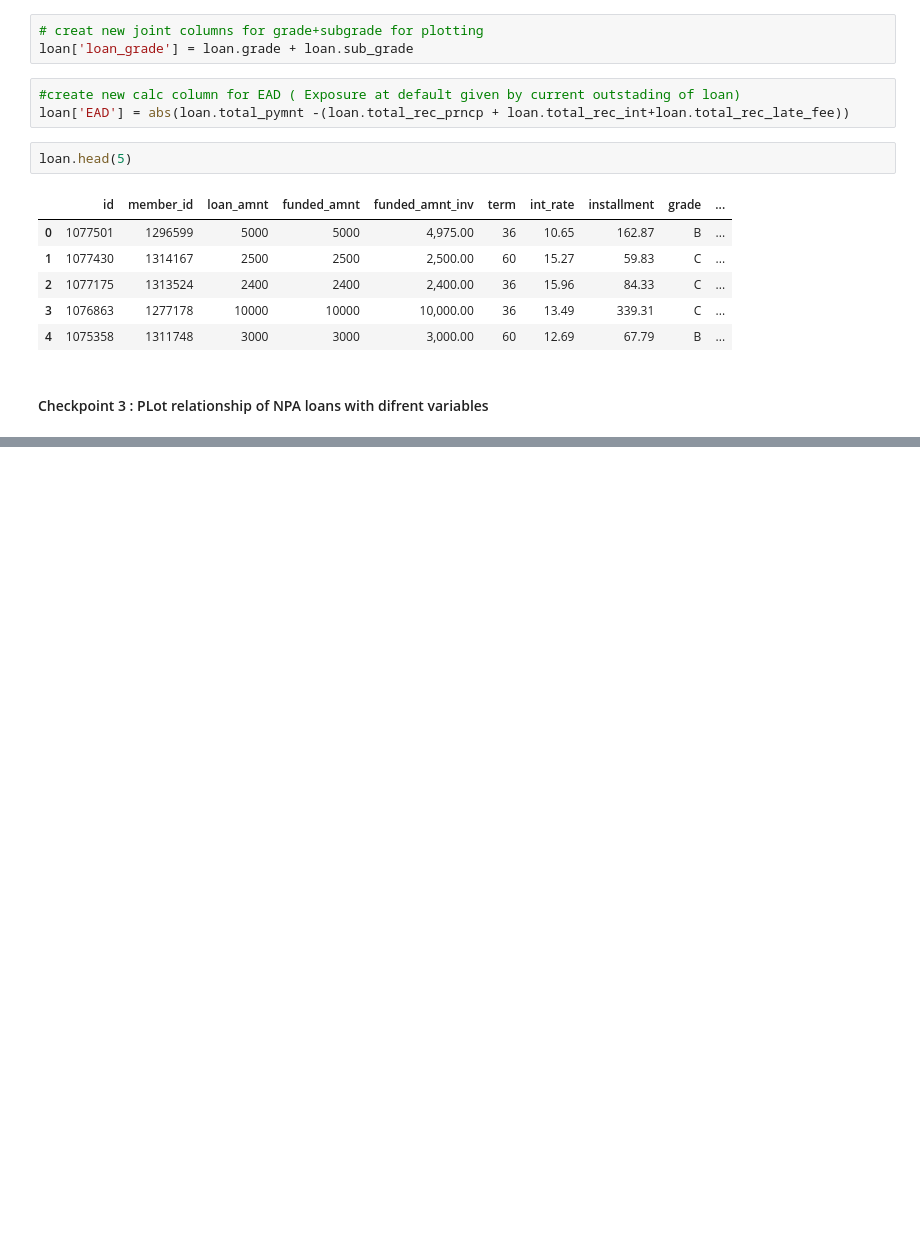
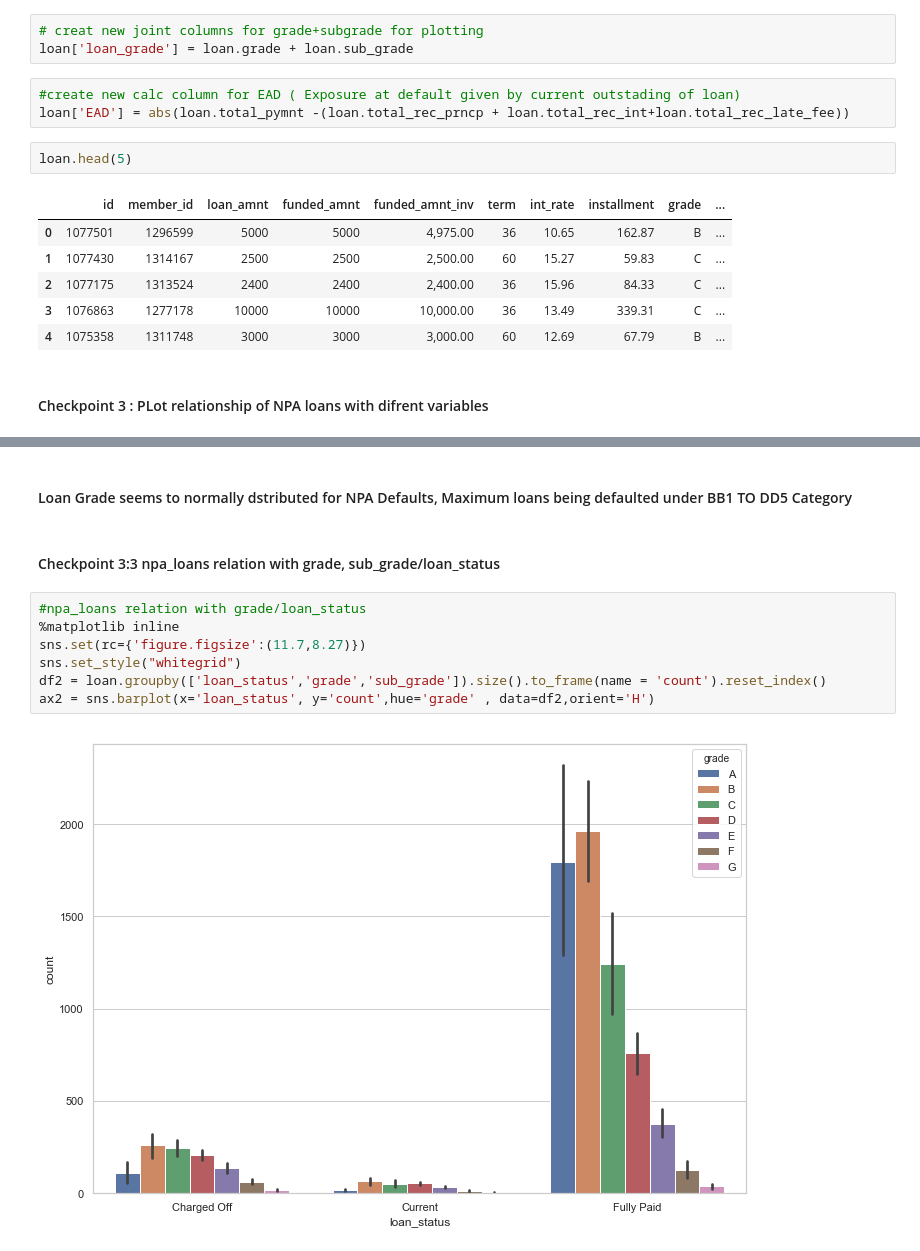
Before and after one commit to prashantkumsrivastava/LendingClubCase, a Jupyter notebook: Lending Club Case Study.ipynb, the cells around one changed output, grey strips where cells are left out. Cells and saved outputs as stored; diff of their text form; blank space fills up the shorter version.

```diff
--- a/Lending Club Case Study.ipynb
+++ b/Lending Club Case Study.ipynb
@@ -151,0 +157,13 @@ df1.head()
+# %% [markdown]
+#### Loan Grade seems to normally dstributed for  NPA Defaults, Maximum loans being defaulted under BB1 TO DD5 Category
+# %% [markdown]
+#### Checkpoint 3:3 npa_loans relation with grade, sub_grade/loan_status
+# %%
+#npa_loans relation with grade/loan_status
+%matplotlib inline
+sns.set(rc={'figure.figsize':(11.7,8.27)})
+sns.set_style("whitegrid")
+df2 = loan.groupby(['loan_status','grade','sub_grade']).size().to_frame(name = 'count').reset_index()
+ax2 = sns.barplot(x='loan_status', y='count',hue='grade' , data=df2,orient='H')
+# %% [output]
+[figure, added]
```
Also changed, not shown: parts of 12 cells of this notebook.
